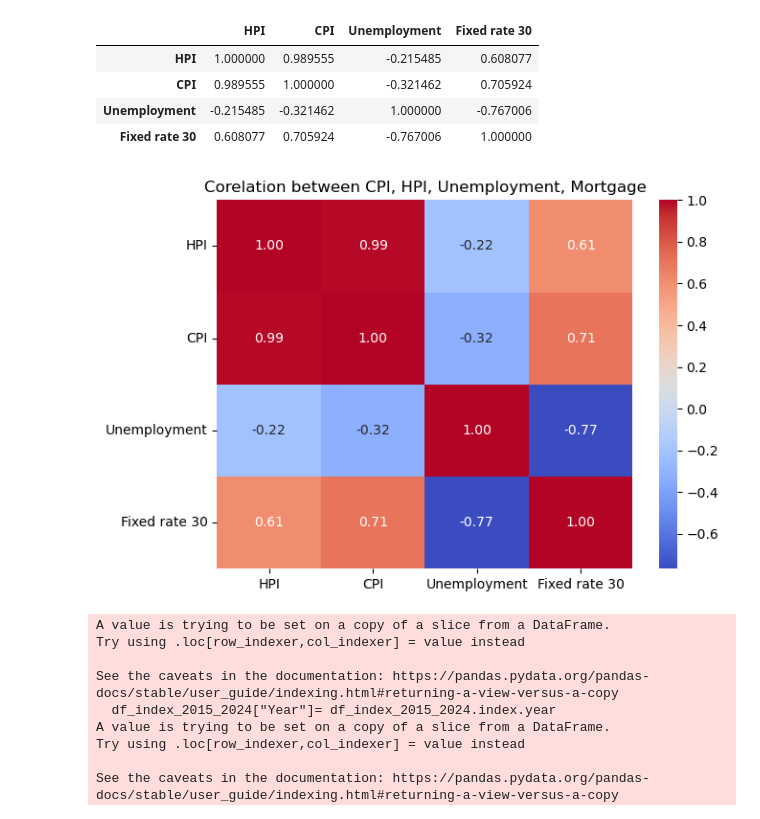
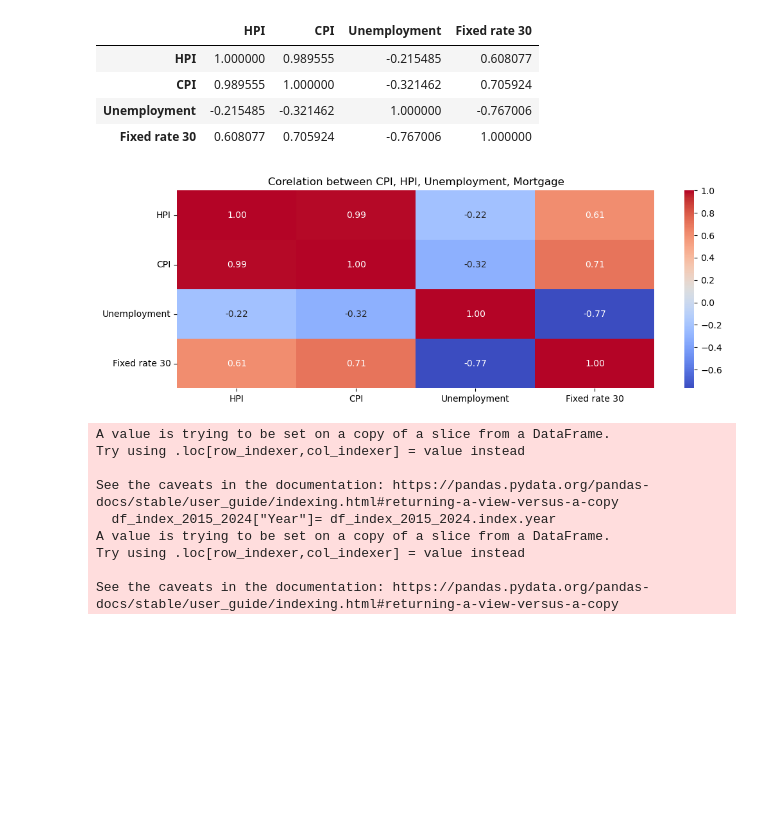
Before and after one commit to xraySMULu/the-big-squeeze, a Jupyter notebook: Code/xf_analysis.ipynb, the cells around one changed output. Drawn from its saved outputs; the diff is of its cells as text; code cells hidden in the pictures; blank space fills up the shorter version.

Commit message:
updated readme and submitting visualization WIP

```diff
--- a/Code/xf_analysis.ipynb
+++ b/Code/xf_analysis.ipynb
@@ -265,13 +266,13 @@ corr_matrix
 | Fixed rate 30 | 0.608077 | 0.705924 | -0.767006 | 1.000000 |
 # %%
 #plot heatmap
-plt.figure(figsize=(7,5))
+plt.figure(figsize=(12,4))
 sns.heatmap(corr_matrix,annot=True,cmap='coolwarm',fmt=".2f",cbar=True)
 plt.title("Corelation between CPI, HPI, Unemployment, Mortgage")
 
 plt.show()
 # %% [output]
-[figure, old version]
+[figure, new version]
 # %%
 #indexing to show years 2015-2024
 df_index_2015_2024["Year"]= df_index_2015_2024.index.year
```
Also changed, not shown: parts of 1 cell of this notebook, 2 other files.
